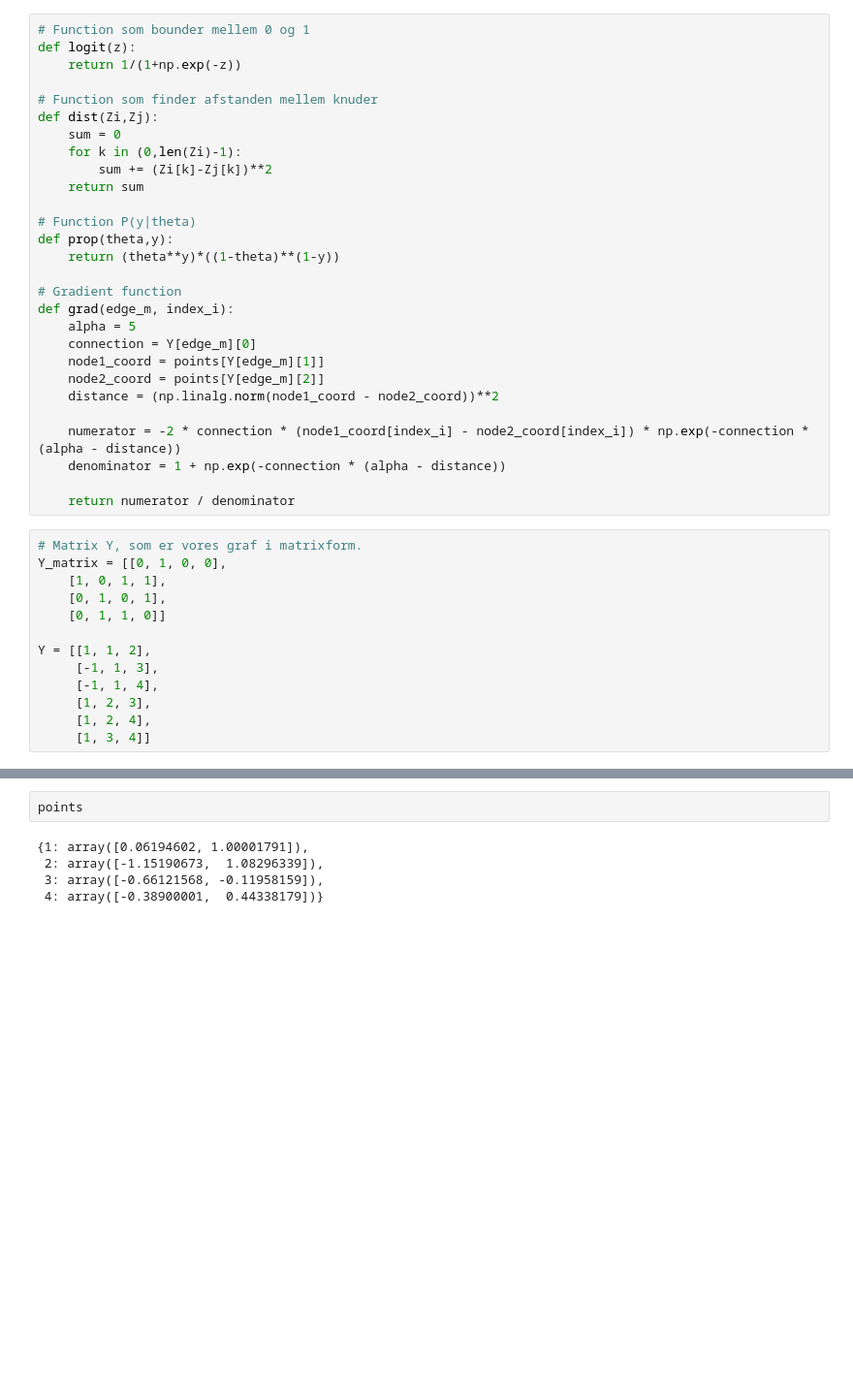
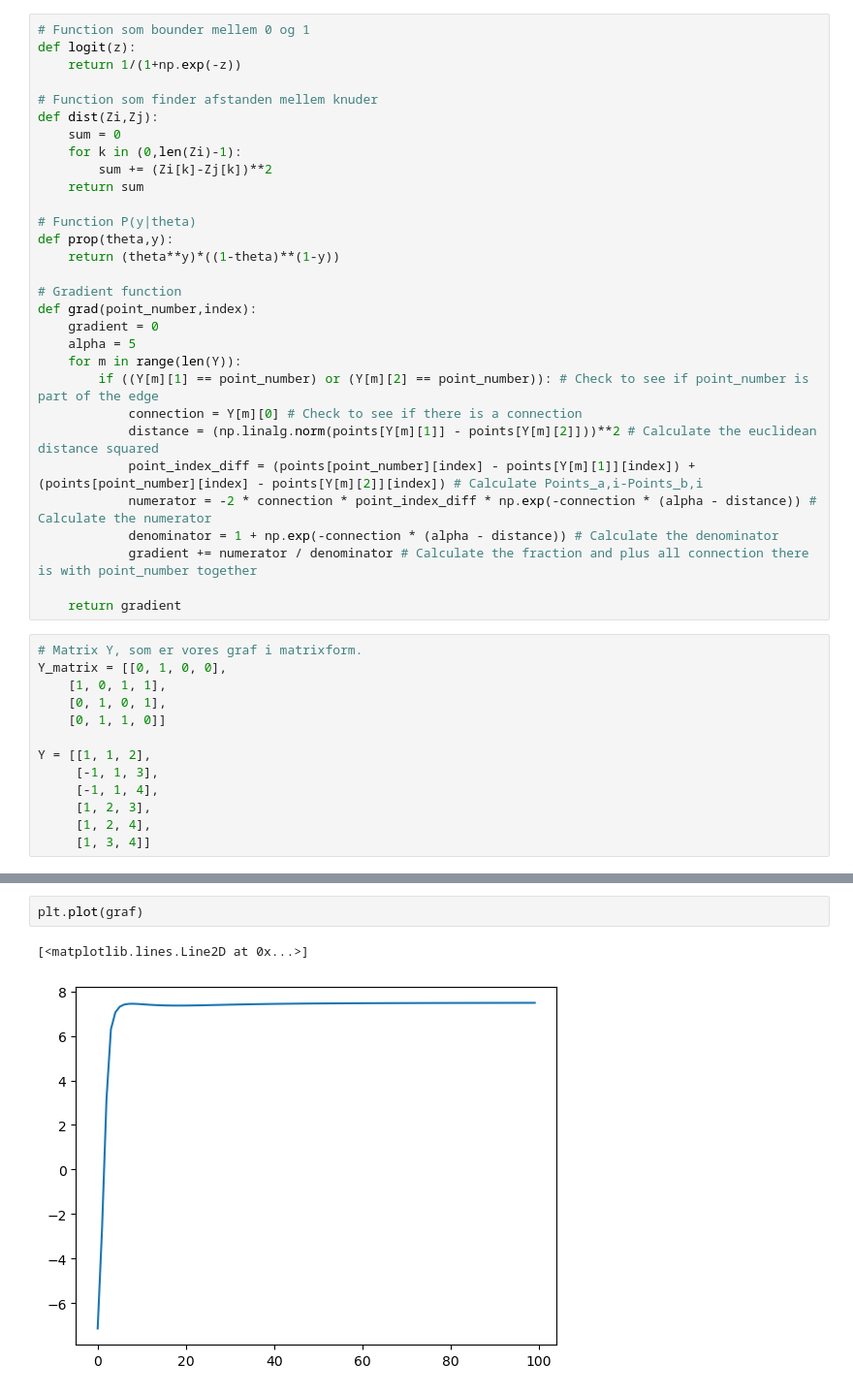
Before and after one commit to SigneDjernis/Latent_Distance_Models, a Jupyter notebook: Gradient Method.ipynb, the cells around one changed output, grey strips where cells are left out. Shown: that part at 97% size. Drawn from its saved outputs; the diff is of its cells as text; blank space fills up the shorter version.

Commit message:
Fixing the Gradient method

```diff
--- a/Gradient Method.ipynb
+++ b/Gradient Method.ipynb
@@ -18,17 +18,19 @@ def prop(theta,y):
     return (theta**y)*((1-theta)**(1-y))
 
 # Gradient function
-def grad(edge_m, index_i):
+def grad(point_number,index):
+    gradient = 0
     alpha = 5
-    connection = Y[edge_m][0]
-    node1_coord = points[Y[edge_m][1]]
-    node2_coord = points[Y[edge_m][2]]
-    distance = (np.linalg.norm(node1_coord - node2_coord))**2
+    for m in range(len(Y)):
+        if ((Y[m][1] == point_number) or (Y[m][2] == point_number)): # Check to see if point_number is part of the edge
+            connection = Y[m][0] # Check to see if there is a connection
+            distance = (np.linalg.norm(points[Y[m][1]] - points[Y[m][2]]))**2 # Calculate the euclidean distance squared
+            point_index_diff = (points[point_number][index] - points[Y[m][1]][index]) + (points[point_number][index] - points[Y[m][2]][index]) # Calculate Points_a,i-Points_b,i
+            numerator = -2 * connection * point_index_diff * np.exp(-connection * (alpha - distance)) # Calculate the numerator
+            denominator = 1 + np.exp(-connection * (alpha - distance)) # Calculate the denominator
+            gradient += numerator / denominator # Calculate the fraction and plus all connection there is with point_number together
 
-    numerator = -2 * connection * (node1_coord[index_i] - node2_coord[index_i]) * np.exp(-connection * (alpha - distance))
-    denominator = 1 + np.exp(-connection * (alpha - distance))
-
-    return numerator / denominator
+    return gradient
 # %%
 # Matrix Y, som er vores graf i matrixform.
 Y_matrix = [[0, 1, 0, 0],
@@ -80,8 +78,6 @@ for i in range(1,5):
-# %%
-points
-# %% [output]
-{1: array([0.06194602, 1.00001791]),
- 2: array([-1.15190673,  1.08296339]),
- 3: array([-0.66121568, -0.11958159]),
- 4: array([-0.38900001,  0.44338179])}
+# %%
+plt.plot(graf)
+# %% [output]
+[<matplotlib.lines.Line2D at 0x...>]
+[figure, added]
 # %%
```
Also changed, not shown: parts of 5 cells of this notebook, 1 other file.
